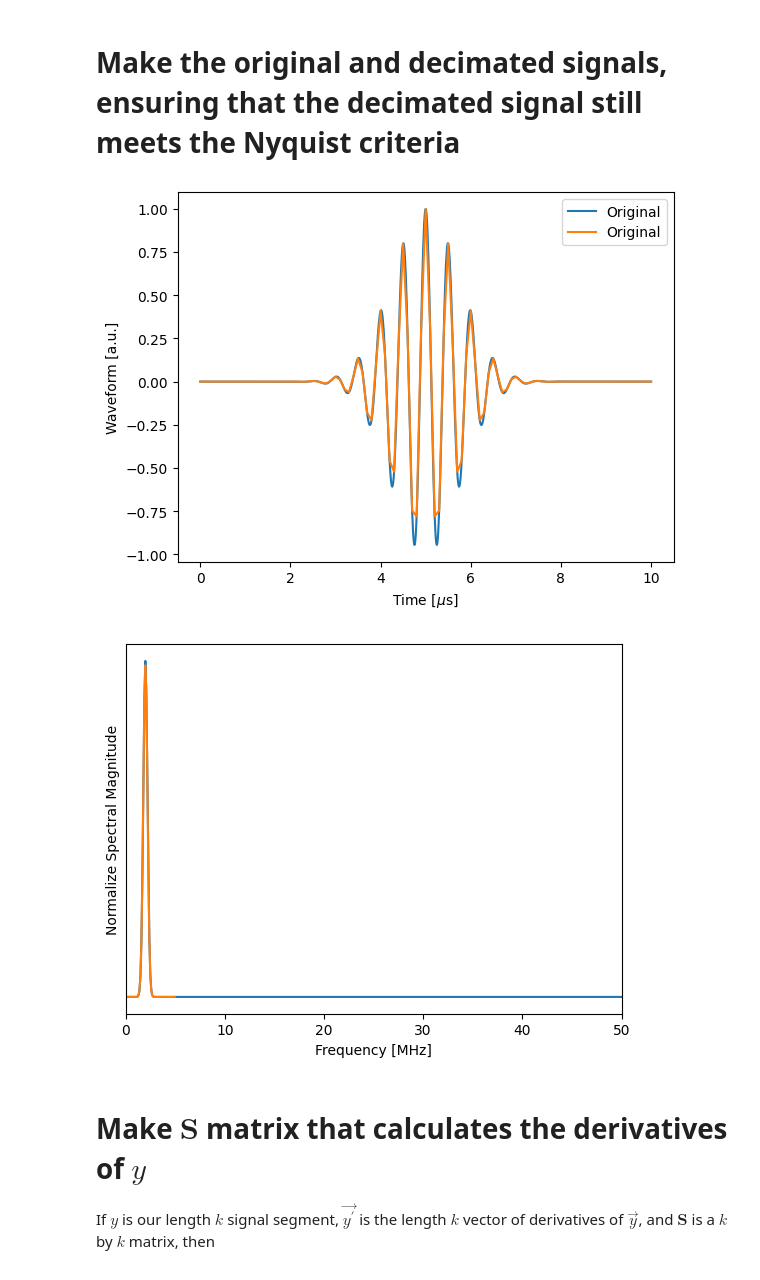
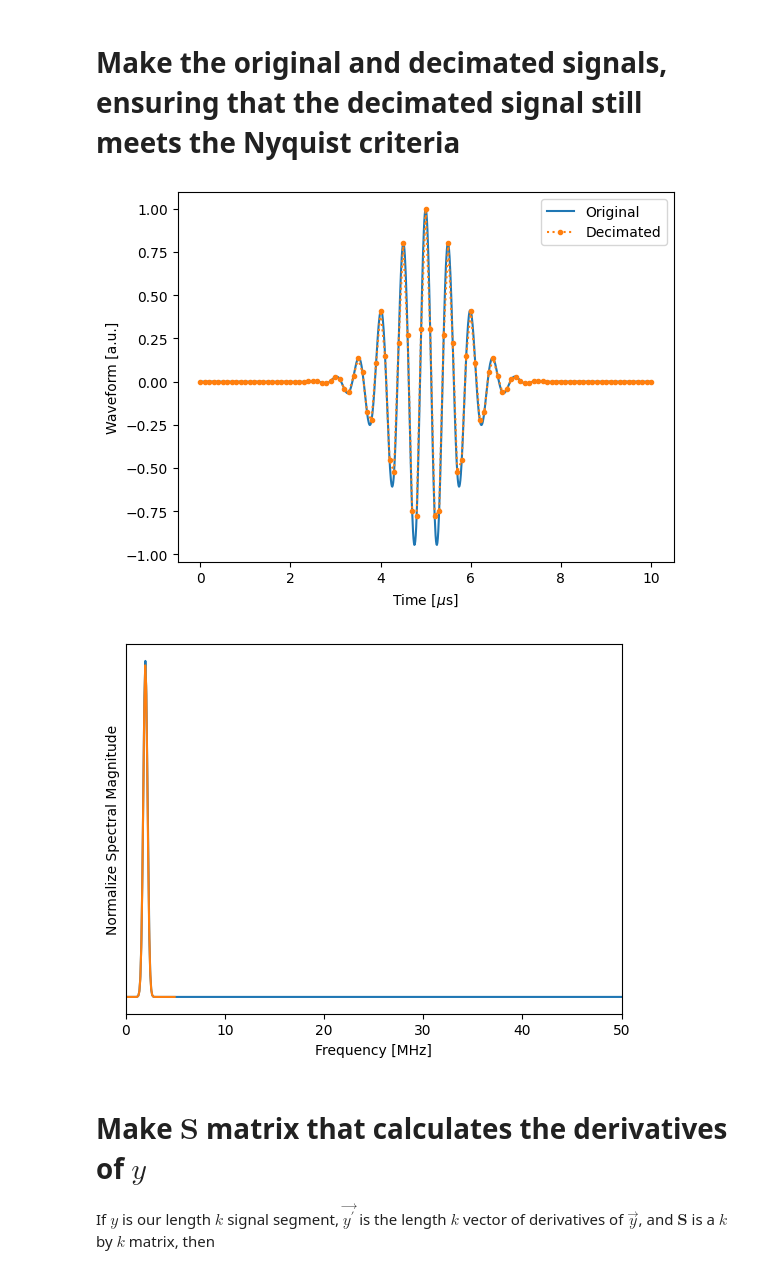
Before and after one commit to wewightman/pycbf, a Jupyter notebook: examples/develop_jensen_interpolator.ipynb, the cells around one changed output. Drawn from its saved outputs; the diff is of its cells as text; code cells hidden in the pictures.

```diff
--- a/examples/develop_jensen_interpolator.ipynb
+++ b/examples/develop_jensen_interpolator.ipynb
@@ -14,35 +14,35 @@ import scipy.signal as sig
 # %%
 rng = np.random.default_rng(314)
 t = np.linspace(0, 10, 1001)
 pulse = sig.gausspulse(t=t-5, fc = 2, bw=0.25) #+ rng.normal(0, 0.01, len(t))
 
 t_dec = t[::10]
 pulse_dec = pulse[::10]
 
 plt.figure()
 plt.plot(t, pulse, label='Original')
-plt.plot(t_dec, pulse_dec, label='Original')
+plt.plot(t_dec, pulse_dec, label='Decimated', marker='.', linestyle=':')
 plt.legend()
 plt.xlabel("Time [$\\mu$s]")
 plt.ylabel("Waveform [a.u.]")
 plt.show()
 
 SPEC = np.abs(np.fft.fftshift(np.fft.fft(pulse)))
 FREQ = np.fft.fftshift(np.fft.fftfreq(len(pulse), t[1]-t[0]))
 
 SPEC_DEC = np.abs(np.fft.fftshift(np.fft.fft(pulse_dec)))
 FREQ_DEC = np.fft.fftshift(np.fft.fftfreq(len(pulse_dec), t_dec[1]-t_dec[0]))
 
 plt.figure()
 plt.plot(FREQ, SPEC, label='Original')
 plt.plot(FREQ_DEC, len(t)*SPEC_DEC/len(t_dec), label='Original')
 plt.yticks([])
 plt.ylabel("Normalize Spectral Magnitude")
 plt.xlabel("Frequency [MHz]")
 plt.xlim(0,50)
 plt.show()
 # %% [output]
-[figure, old version]
+[figure, new version]
 [figure]
 # %% [markdown]
 # Make $\mathbf{S}$ matrix that calculates the derivatives of $y$
```
